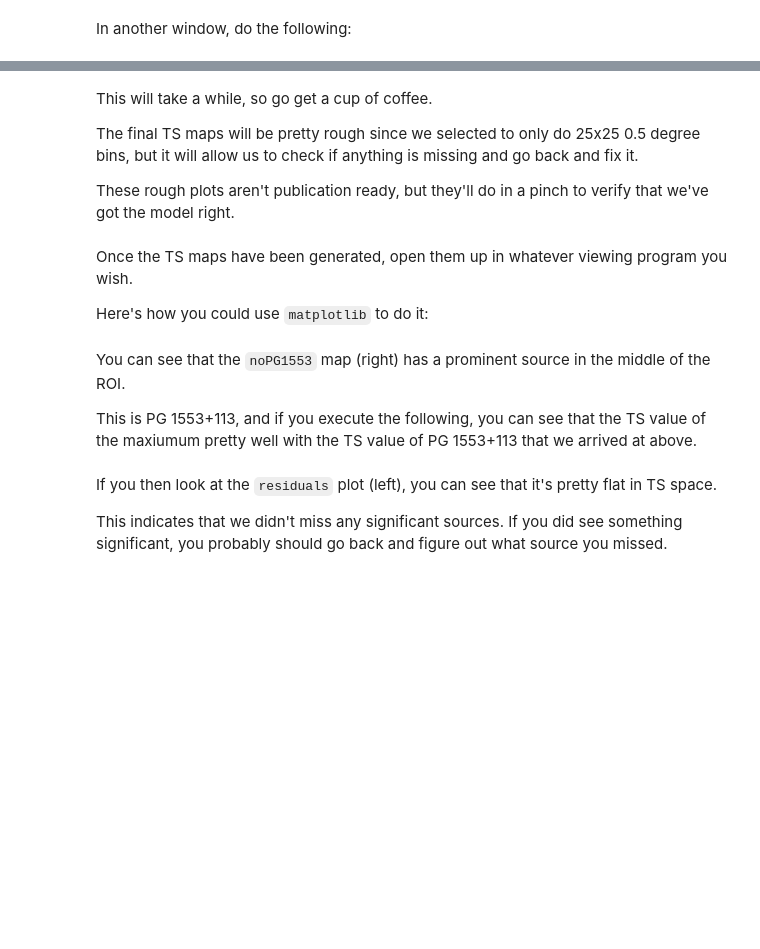
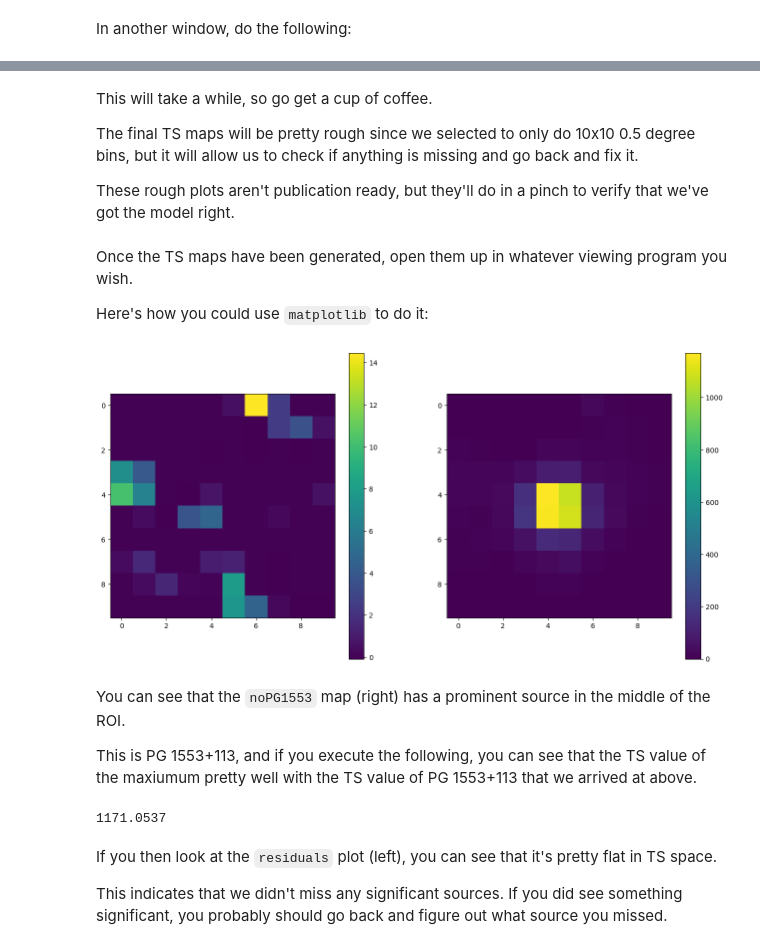
Before and after one commit to fermi-lat/AnalysisThreads, a Jupyter notebook: SourceAnalysis/3.PythonLikelihood/python_tutorial.ipynb, the cells around one changed output, grey strips where cells are left out. Cells and saved outputs as stored; diff of their text form; code cells hidden in the pictures; blank space fills up the shorter version.

```diff
--- a/SourceAnalysis/3.PythonLikelihood/python_tutorial.ipynb
+++ b/SourceAnalysis/3.PythonLikelihood/python_tutorial.ipynb
@@ -654,7 +677,7 @@ my_apps.TsMap.run()
 # %% [markdown]
 This will take a while, so go get a cup of coffee.
 
-The final TS maps will be pretty rough since we selected to only do 25x25 0.5 degree bins, but it will allow us to check if anything is missing and go back and fix it.
+The final TS maps will be pretty rough since we selected to only do 10x10 0.5 degree bins, but it will allow us to check if anything is missing and go back and fix it.
 
 These rough plots aren't publication ready, but they'll do in a pinch to verify that we've got the model right.
 # %% [markdown]
@@ -663,22 +686,26 @@ Once the TS maps have been generated, open them up in whatever viewing program y
 Here's how you could use `matplotlib` to do it:
 # %%
 import astropy.io.fits as pyfits
-residHDU = pyfits.open('PG1553_TSmap_resid.fits')
-sourceHDU = pyfits.open('PG1553_TSmap_noPG1553.fits')
+residHDU = pyfits.open('./data/PG1553_TSmap_resid.fits')
+sourceHDU = pyfits.open('./data/PG1553_TSmap_noPG1553.fits')
 fig = plt.figure(figsize=(16,8))
 plt.subplot(1,2,1)
 plt.imshow(residHDU[0].data)
 plt.colorbar()
 plt.subplot(1,2,2)
 plt.imshow(sourceHDU[0].data)
 plt.colorbar()
 plt.show()
+# %% [output]
+[figure, added]
 # %% [markdown]
 You can see that the `noPG1553` map (right) has a prominent source in the middle of the ROI.
 
 This is PG 1553+113, and if you execute the following, you can see that the TS value of the maxiumum pretty well with the TS value of PG 1553+113 that we arrived at above.
 # %%
 np.max(sourceHDU[0].data)
+# %% [output]
+1171.0537
 # %% [markdown]
 If you then look at the `residuals` plot (left), you can see that it's pretty flat in TS space.
 
```
Also changed, not shown: parts of 19 cells of this notebook.
